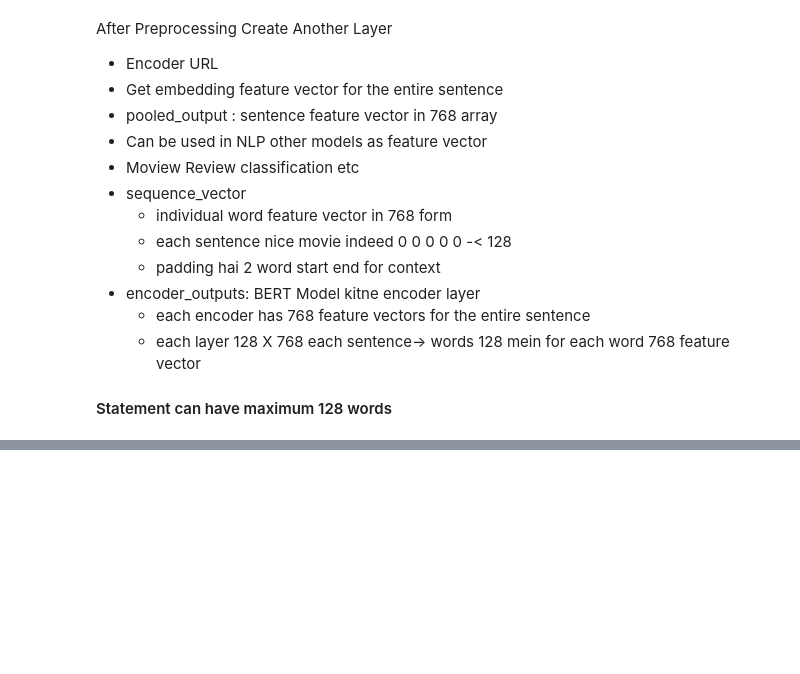
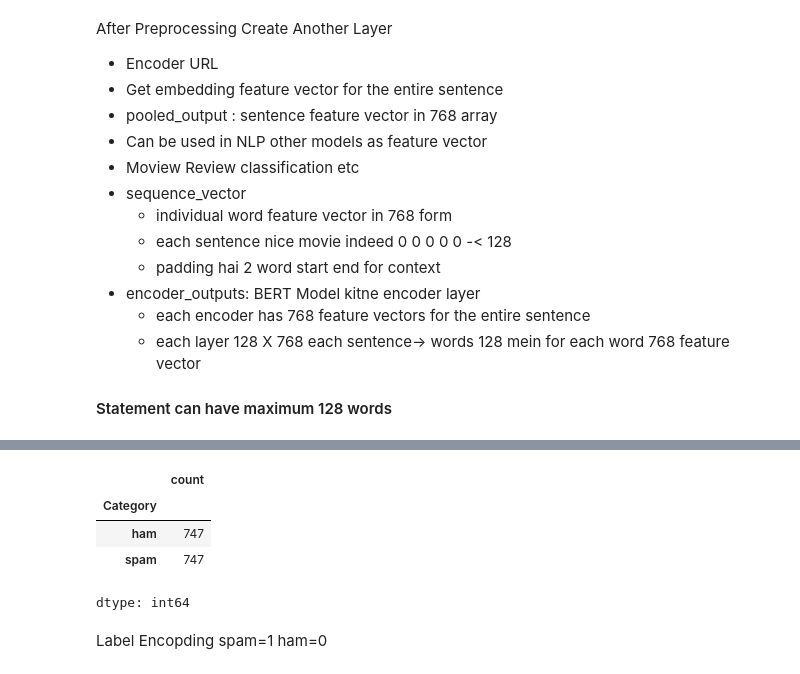
Before and after one commit to 1500-Shubham/ML-DL-AI, a Jupyter notebook: deep_learning_CodeBasics.ipynb, the cells around one changed output, grey strips where cells are left out. Cells and saved outputs as stored; diff of their text form; code cells hidden in the pictures; blank space fills up the shorter version.

```diff
--- a/deep_learning_CodeBasics.ipynb
+++ b/deep_learning_CodeBasics.ipynb
@@ -2510,0 +2549,3 @@ len(bert_results['encoder_outputs'])
+# %%
+df_spam = df[df['Category']=='spam']
+df_ham = df[df['Category']=='ham']
@@ -2510,0 +2560,2 @@ len(bert_results['encoder_outputs'])
+# %%
+df_ham_downsampled= df_ham.sample(747)
@@ -2510,0 +2568,12 @@ len(bert_results['encoder_outputs'])
+# %%
+df_balanced= pd.concat([df_ham_downsampled,df_spam])
+# %%
+df_balanced['Category'].value_counts()
+# %% [output]
+|  | count |
+| Category |  |
+| ham | 747 |
+| spam | 747 |
+dtype: int64
+# %% [markdown]
+Label Encopding spam=1 ham=0
```
Also changed, not shown: parts of 30 cells of this notebook.
